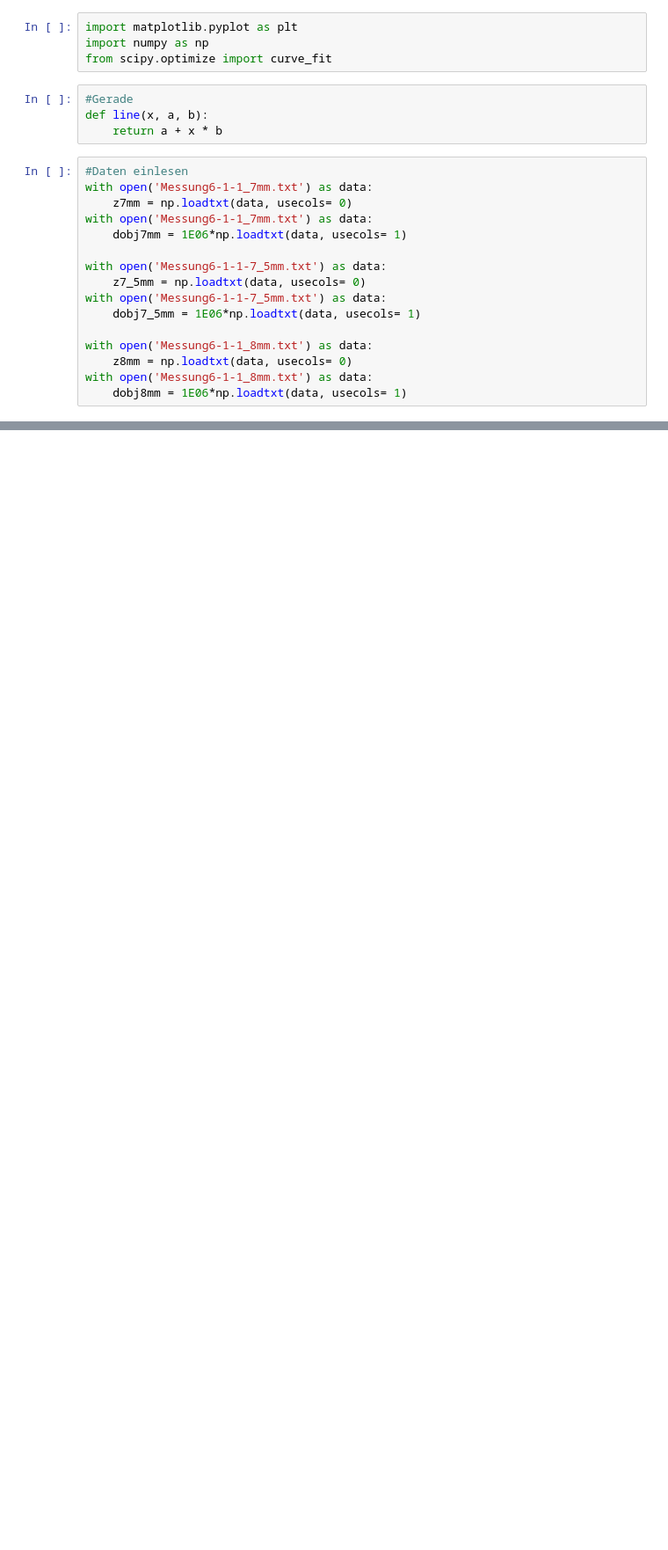
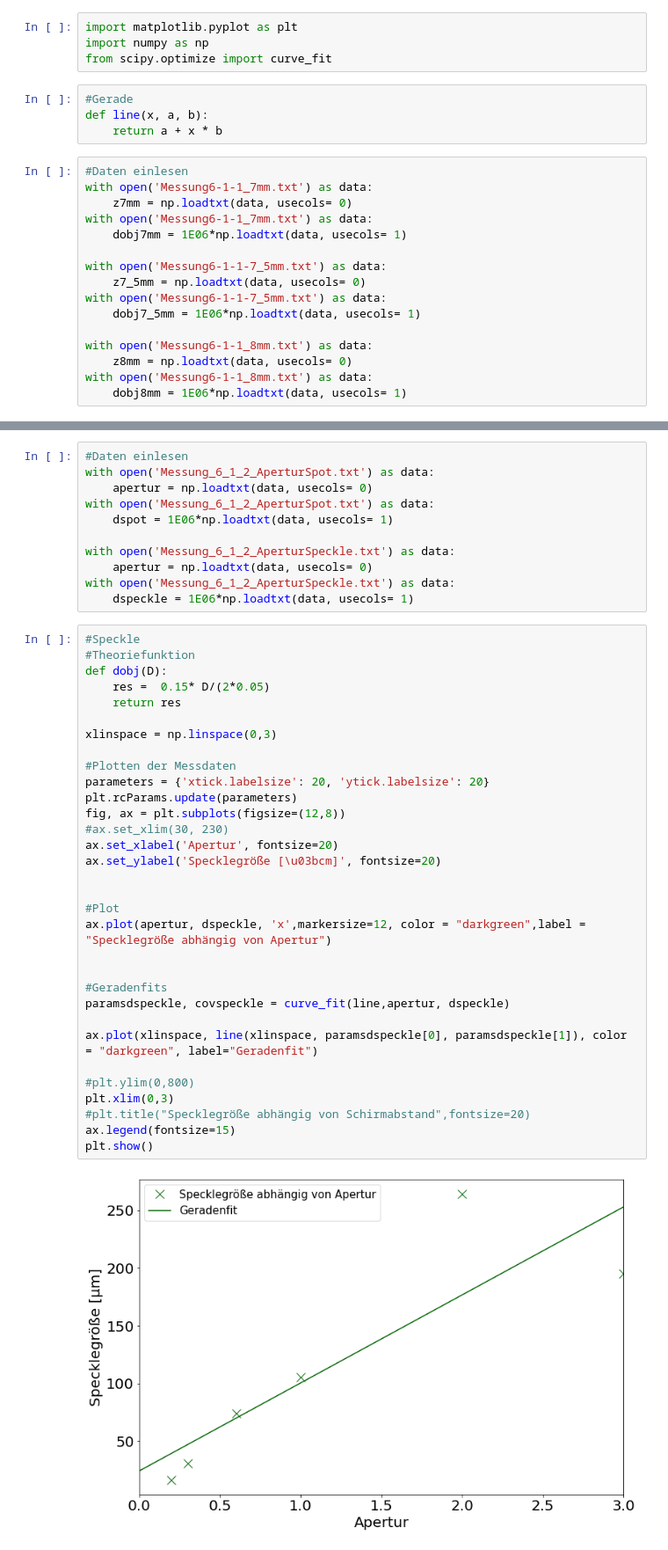
Before and after one commit to Skylake143/Fortgeschrittenenpraktikum, a Jupyter notebook: B35Speckle/Speckle.ipynb, the cells around one changed output, grey strips where cells are left out. Shown at 88% size. Saved outputs shown, nothing was run; the diff lists cells and outputs as text; blank space fills up the shorter version.

Commit message:
[add] Aperturmessungen

```diff
--- a/B35Speckle/Speckle.ipynb
+++ b/B35Speckle/Speckle.ipynb
@@ -59,0 +147,45 @@ plt.show()
+# %%
+#Daten einlesen
+with open('Messung_6_1_2_AperturSpot.txt') as data:
+    apertur = np.loadtxt(data, usecols= 0)
+with open('Messung_6_1_2_AperturSpot.txt') as data:
+    dspot = 1E06*np.loadtxt(data, usecols= 1)
+
+with open('Messung_6_1_2_AperturSpeckle.txt') as data:
+    apertur = np.loadtxt(data, usecols= 0)
+with open('Messung_6_1_2_AperturSpeckle.txt') as data:
+    dspeckle = 1E06*np.loadtxt(data, usecols= 1)
+# %%
+#Speckle
+#Theoriefunktion
+def dobj(D):
+    res =  0.15* D/(2*0.05)
+    return res
+
+xlinspace = np.linspace(0,3)
+
+#Plotten der Messdaten
+parameters = {'xtick.labelsize': 20, 'ytick.labelsize': 20}
+plt.rcParams.update(parameters)
+fig, ax = plt.subplots(figsize=(12,8))
+#ax.set_xlim(30, 230)
+ax.set_xlabel('Apertur', fontsize=20)
+ax.set_ylabel('Specklegröße [\u03bcm]', fontsize=20)
+
+
+#Plot
+ax.plot(apertur, dspeckle, 'x',markersize=12, color = "darkgreen",label = "Specklegröße abhängig von Apertur")
+
+
+#Geradenfits
+paramsdspeckle, covspeckle = curve_fit(line,apertur, dspeckle)
+
+ax.plot(xlinspace, line(xlinspace, paramsdspeckle[0], paramsdspeckle[1]), color = "darkgreen", label="Geradenfit")
+
+#plt.ylim(0,800)
+plt.xlim(0,3)
+#plt.title("Specklegröße abhängig von Schirmabstand",fontsize=20)
+ax.legend(fontsize=15)
+plt.show()
+# %% [output]
+[figure, added]
```
Also changed, not shown: parts of 8 cells of this notebook, 7 other files.
